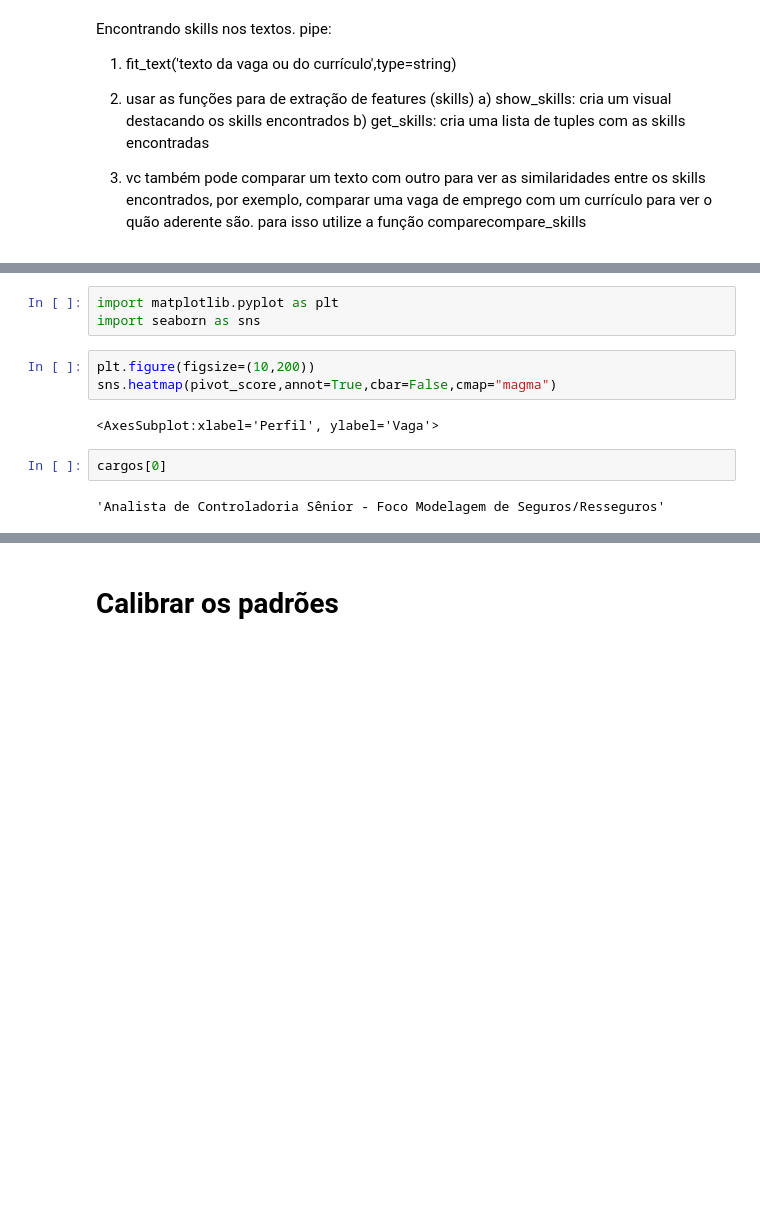
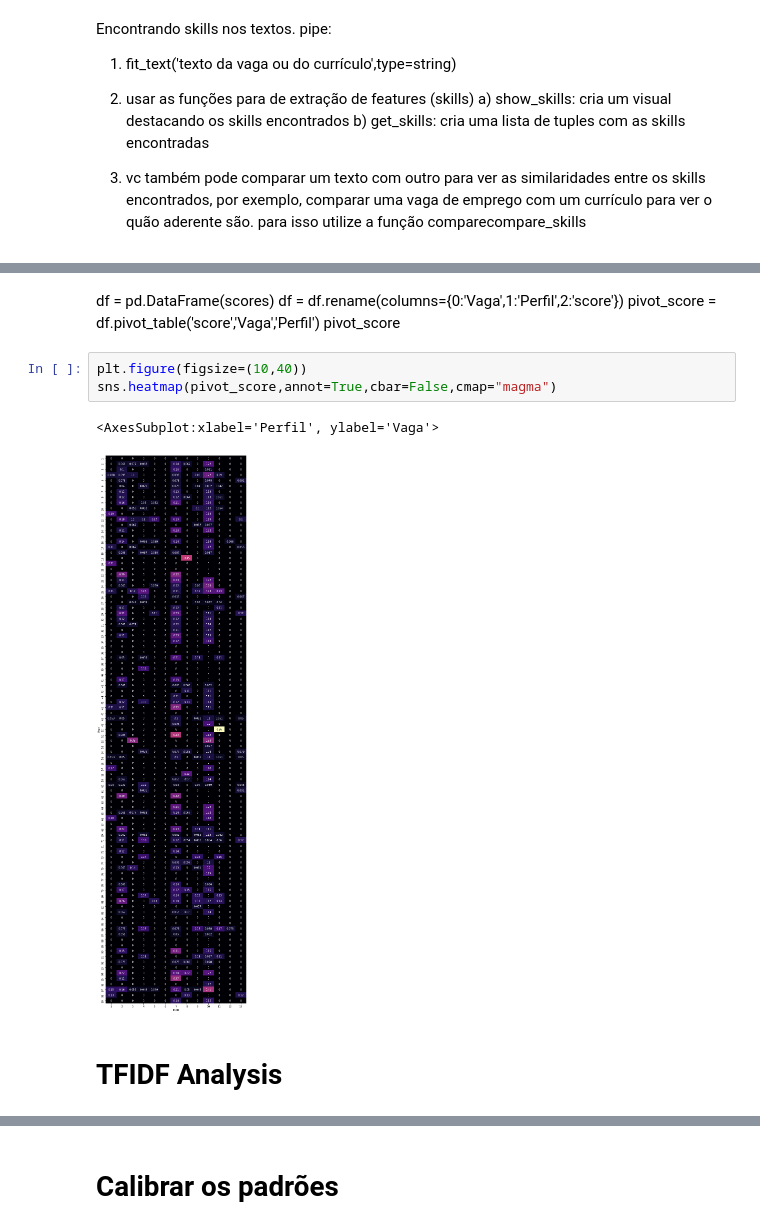
Before and after one commit to caiocezar05/Python-projects, a Jupyter notebook: Job screper and NLP/Text analysis.ipynb, the cells around one changed output, grey strips where cells are left out. Drawn from its saved outputs; the diff is of its cells as text; blank space fills up the shorter version.

```diff
--- a/Job screper and NLP/Text analysis.ipynb
+++ b/Job screper and NLP/Text analysis.ipynb
@@ -287,13 +304,14 @@ pivot_score
-# %%
-import matplotlib.pyplot as plt
-import seaborn as sns
+# %% [markdown]
+df = pd.DataFrame(scores)
+df = df.rename(columns={0:'Vaga',1:'Perfil',2:'score'})
+pivot_score = df.pivot_table('score','Vaga','Perfil')
+pivot_score
 # %%
-plt.figure(figsize=(10,200))
+plt.figure(figsize=(10,40))
 sns.heatmap(pivot_score,annot=True,cbar=False,cmap="magma")
 # %% [output]
 <AxesSubplot:xlabel='Perfil', ylabel='Vaga'>
+[figure, added]
-# %%
-cargos[0]
-# %% [output]
-'Analista de Controladoria Sênior - Foco Modelagem de Seguros/Resseguros'
+# %% [markdown]
+# TFIDF Analysis
 # %%
```
Also changed, not shown: parts of 28 cells of this notebook, 12 other files.
